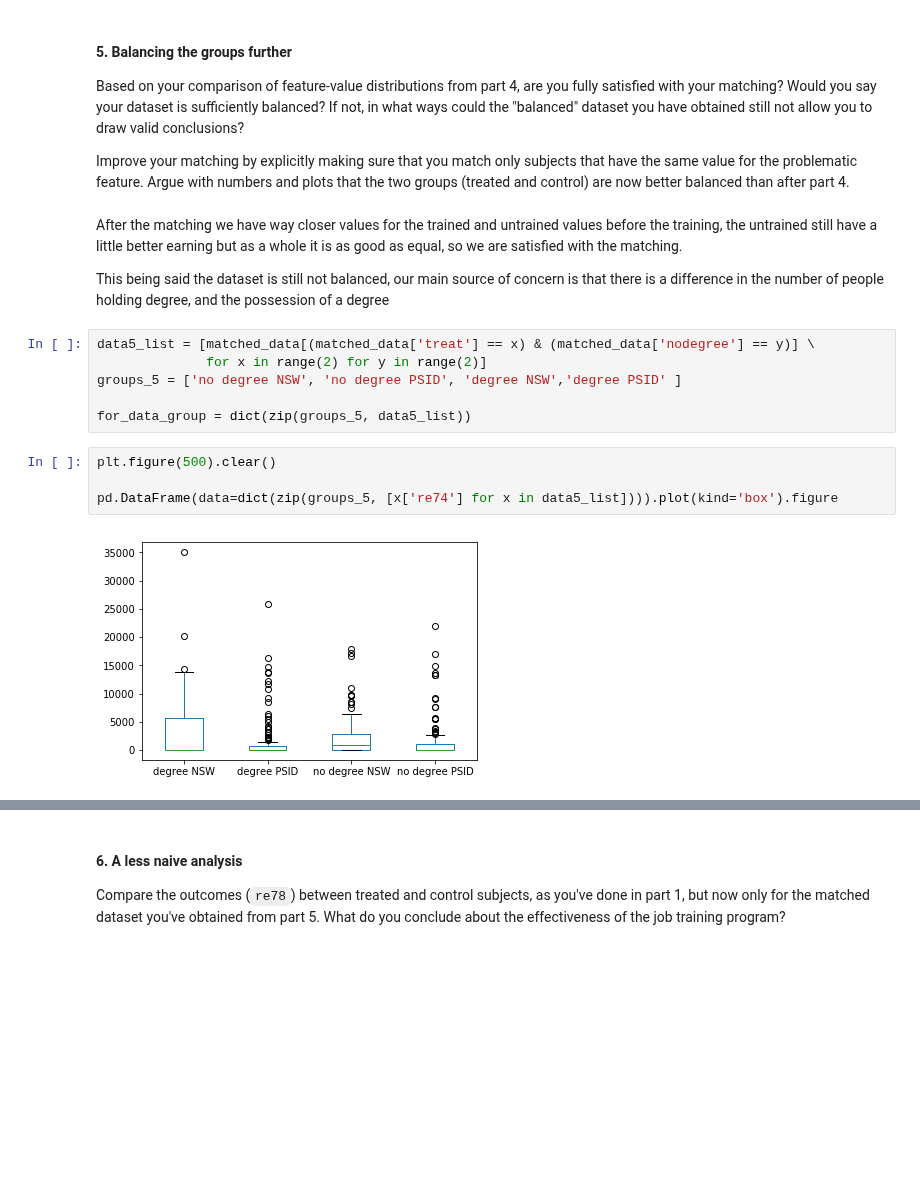
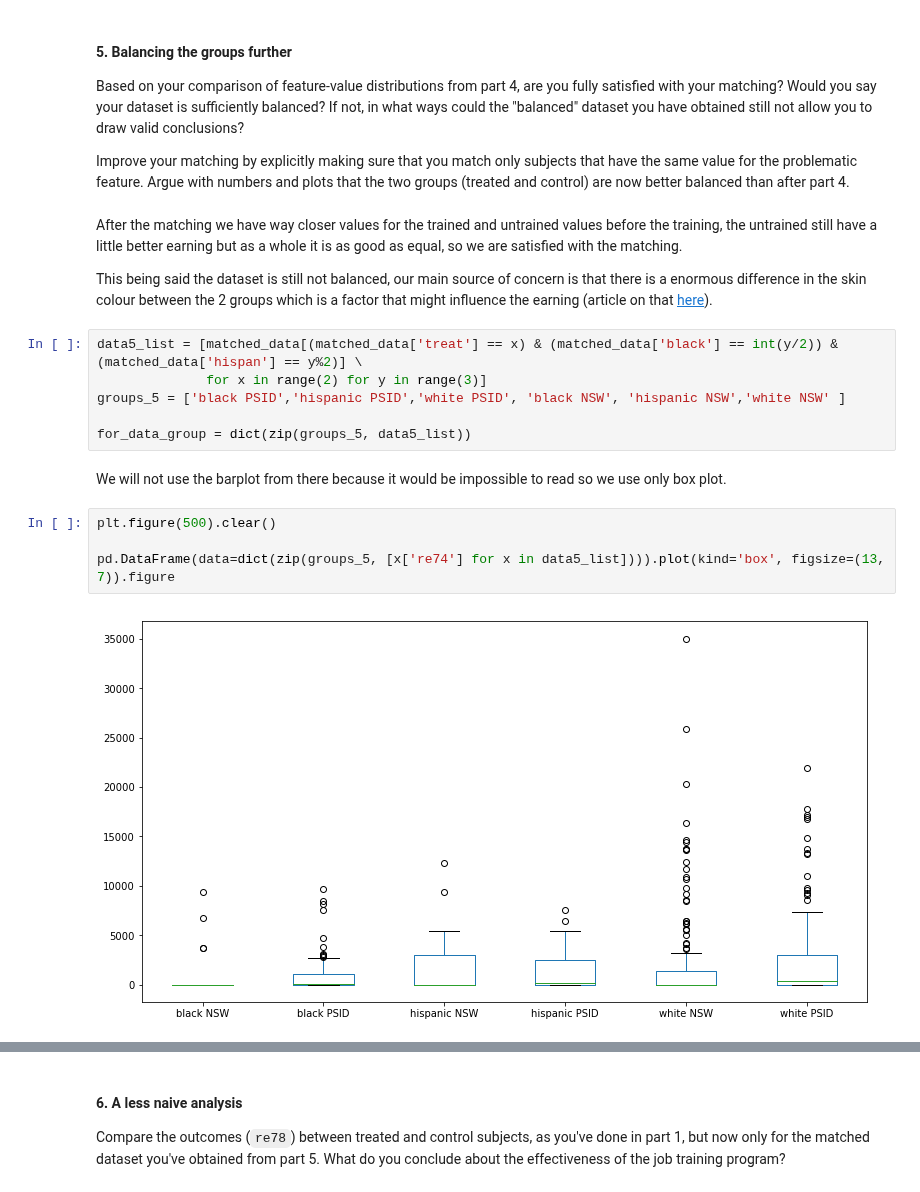
Before and after one commit to matthieuDev/ADA2017, a Jupyter notebook: 04 - Applied ML/Homework 4.ipynb, the cells around one changed output, grey strips where cells are left out. Drawn from its saved outputs; the diff is of its cells as text; blank space fills up the shorter version.

```diff
--- a/04 - Applied ML/Homework 4.ipynb
+++ b/04 - Applied ML/Homework 4.ipynb
@@ -525,19 +525,21 @@ Argue with numbers and plots that the two groups (treated and control) are now b
 # %% [markdown]
 After the matching we have way closer values for the trained and untrained values before the training, the untrained still have a little better earning but as a whole it is as good as equal, so we are satisfied with the matching.
 
-This being said the dataset is still not balanced, our main source of concern is that there is a difference in the number of people holding degree, and the possession of a degree
+This being said the dataset is still not balanced, our main source of concern is that there is a enormous difference in the skin colour between the 2 groups which is a factor that might influence the earning (article on that [here](https://www.theguardian.com/society/2017/sep/26/race-pay-gap-not-just-us-problem-financial-inequality-uk)).
 # %%
-data5_list = [matched_data[(matched_data['treat'] == x) & (matched_data['nodegree'] == y)] \
-              for x in range(2) for y in range(2)]
-groups_5 = ['no degree NSW', 'no degree PSID', 'degree NSW','degree PSID' ]
+data5_list = [matched_data[(matched_data['treat'] == x) & (matched_data['black'] == int(y/2)) & (matched_data['hispan'] == y%2)] \
+              for x in range(2) for y in range(3)]
+groups_5 = ['black PSID','hispanic PSID','white PSID', 'black NSW', 'hispanic NSW','white NSW' ]
 
 for_data_group = dict(zip(groups_5, data5_list))
+# %% [markdown]
+We will not use the barplot from there because it would be impossible to read so we use only box plot.
 # %%
 plt.figure(500).clear()
 
-pd.DataFrame(data=dict(zip(groups_5, [x['re74'] for x in data5_list]))).plot(kind='box').figure
+pd.DataFrame(data=dict(zip(groups_5, [x['re74'] for x in data5_list]))).plot(kind='box', figsize=(13, 7)).figure
 # %% [output]
-[figure, old version]
+[figure, new version]
 # %%
 plt.figure(501).clear()
 
```
Also changed, not shown: parts of 16 cells of this notebook.
